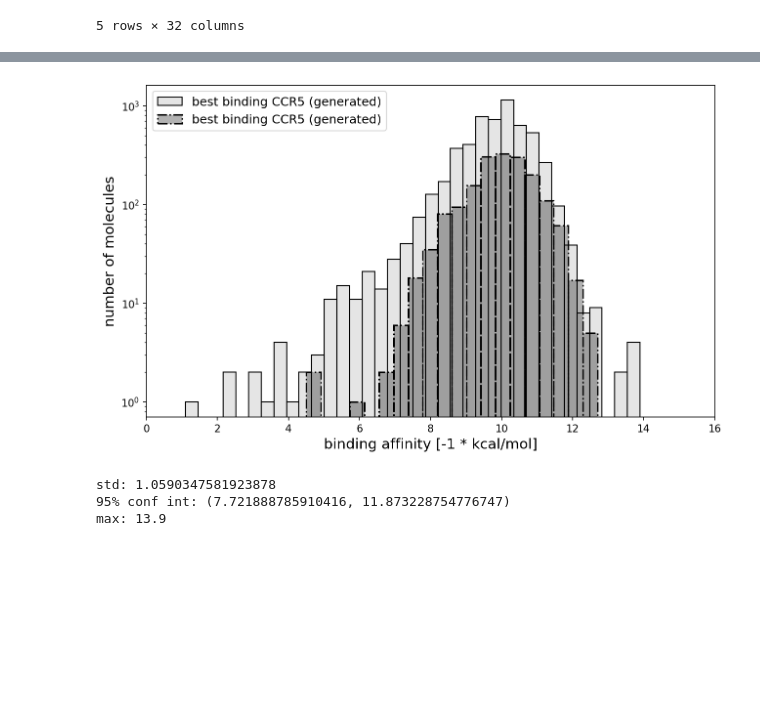
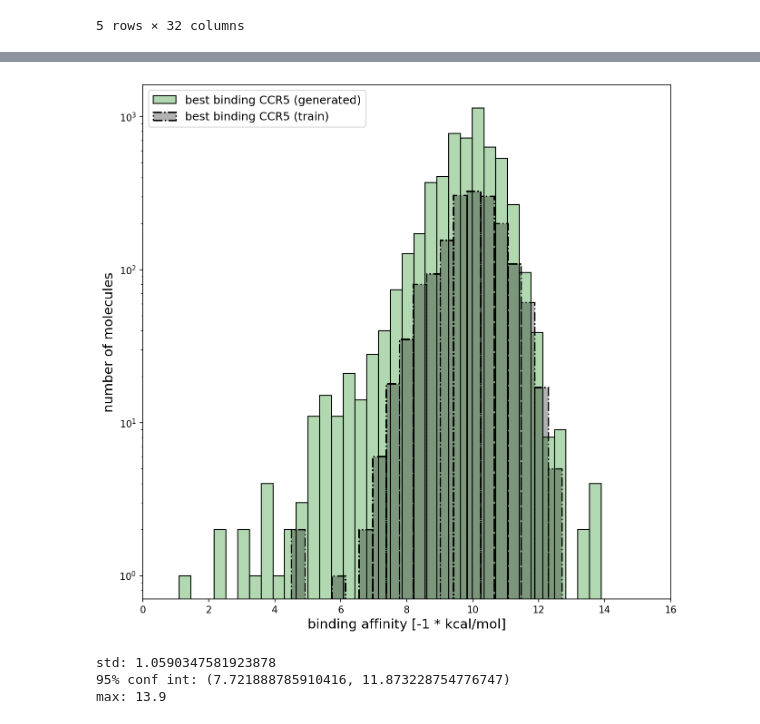
Before and after one commit to Munchic/tinymolecule, a Jupyter notebook: analysis/baff_gen_vs_train.ipynb, the cells around one changed output, grey strips where cells are left out. Drawn from its saved outputs; the diff is of its cells as text; code cells hidden in the pictures; blank space fills up the shorter version.

```diff
--- a/analysis/baff_gen_vs_train.ipynb
+++ b/analysis/baff_gen_vs_train.ipynb
@@ -15,8 +15,8 @@ from moses.utils import get_mol
 # %%
 plots_path = Path("/Users/Munchic/Developer/Capstone/tinymolecule/data/plots")
 
-logs_ccr5 = pd.read_csv("/Users/Munchic/Developer/Capstone/tinymolecule/data/pdb_out/ccr5_valid_45e/logs/summary.csv")
-logs_train = pd.read_csv("/Users/Munchic/Developer/Capstone/tinymolecule/data/pdb_out/ccr5_train/logs/summary.csv")
+logs_ccr5 = pd.read_csv("../data/out/gen/wt_ccr5/summary.csv")
+logs_train = pd.read_csv("../data/out/train/wt_ccr5/summary.csv")
 
 logs_train.head()  # preview
 # %% [output]
@@ -43,16 +43,16 @@ plt.show()
 # %%
-plt.figure(figsize=(10, 6), dpi=150)
-sns.histplot(logs_ccr5["affin_kcal_mol-1_1"] * (-1), label="best binding CCR5 (generated)", color="darkgrey", alpha=0.3, bins=36)
-sns.histplot(logs_train["affin_kcal_mol-1_1"] * (-1), label="best binding CCR5 (generated)", color="black", linestyle="-.", alpha=0.3, bins=20, linewidth=1.5)
+plt.figure(figsize=(10, 10), dpi=150)
+sns.histplot(logs_ccr5["affin_kcal_mol-1_1"] * (-1), label="best binding CCR5 (generated)", color="green", alpha=0.3, bins=36)
+sns.histplot(logs_train["affin_kcal_mol-1_1"] * (-1), label="best binding CCR5 (train)", color="black", linestyle="-.", alpha=0.3, bins=20, linewidth=1.5)
 
 plt.xlim(0, 16)
 plt.yscale("log")
 plt.ylabel("number of molecules", size=14)
 plt.xlabel(f"binding affinity [-1 * kcal/mol]", size=14)
 plt.legend(loc="upper left", fontsize=12)
 plt.show()
 # %% [output]
-[figure, old version]
+[figure, new version]
 # %%
 ccr5_mean = np.mean(logs_ccr5["affin_kcal_mol-1_1"] * (-1))
 ccr5_sigma = np.std(logs_ccr5["affin_kcal_mol-1_1"] * (-1))
```
Also changed, not shown: parts of 1 cell of this notebook, 9 other files.
